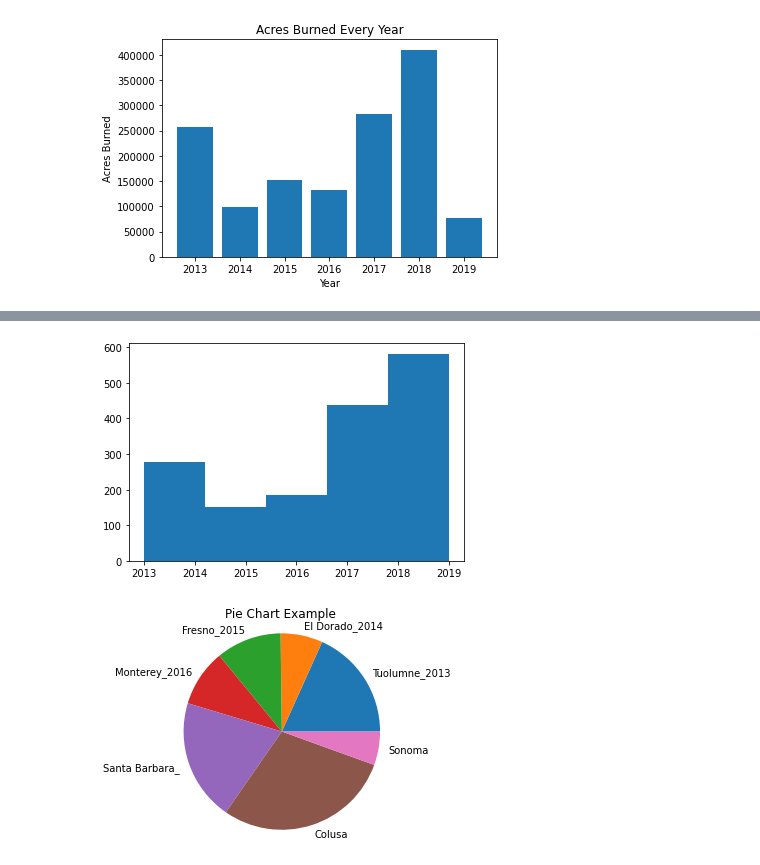
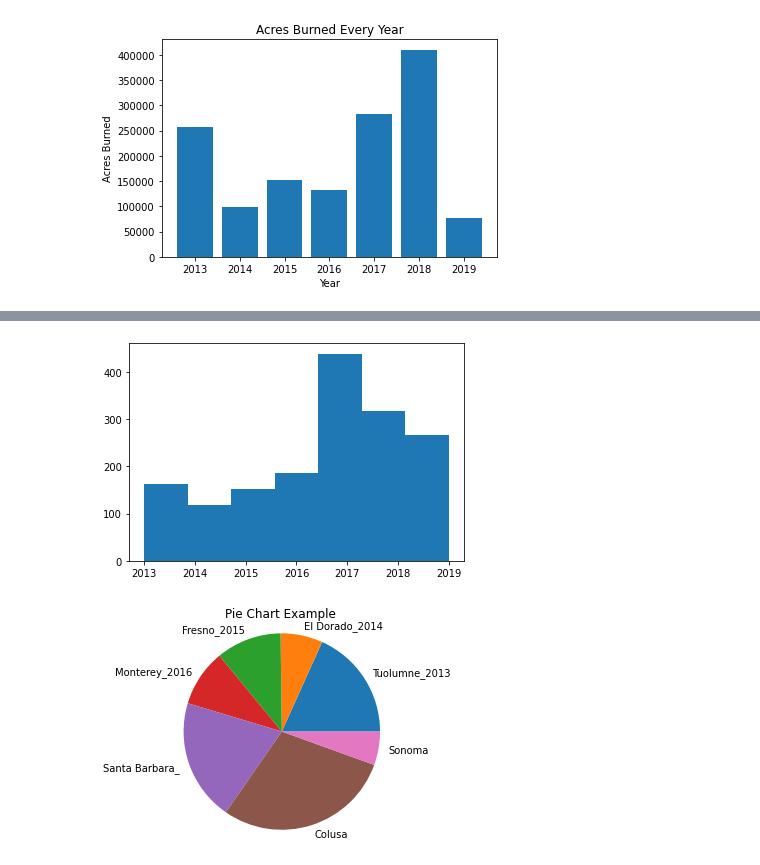
Before and after one commit to JERWIN0/BAT404_FIREMAN, a Jupyter notebook: Analysis_of_Wildfires_Occurrence_Worldwide.ipynb, the cells around one changed output, grey strips where cells are left out. Drawn from its saved outputs; the diff is of its cells as text; code cells hidden in the pictures.

```diff
--- a/Analysis_of_Wildfires_Occurrence_Worldwide.ipynb
+++ b/Analysis_of_Wildfires_Occurrence_Worldwide.ipynb
@@ -47,8 +50,6 @@ data cleaning
 # %%
 ds.drop(['ConditionStatement'], axis =1, inplace = True)
 ds.drop(['ControlStatement'], axis =1, inplace = True)
-ds.drop(['StructuresDamaged'], axis =1, inplace = True)
-ds.drop(['StructuresDestroyed'], axis =1, inplace = True)
 ds.drop(['StructuresEvacuated'], axis =1, inplace = True)
 ds.drop(['StructuresThreatened'], axis =1, inplace = True)
 ds.drop(['UniqueId'], axis =1, inplace = True)
@@ -66,10 +67,9 @@ ds.drop(['Latitude'], axis =1, inplace = True)
 ds.drop(['Engines'], axis =1, inplace = True)
 ds.drop(['Dozers'], axis =1, inplace = True)
 ds.drop(['CrewsInvolved'], axis =1, inplace = True)
-ds.drop(['PersonnelInvolved'], axis =1, inplace = True)
 ds.drop(['Longitude'], axis =1, inplace = True)
 ds.drop(['Helicopters'], axis =1, inplace = True)
 ds.drop(['Public'], axis =1, inplace = True)
-ds.drop(['Injuries'], axis =1, inplace = True)
+
 
 ds.head (1635)
@@ -150,10 +164,9 @@ plt.show()
 # %%
 
-plt.hist(ds.ArchiveYear,bins=5)
-
+plt.hist(ds.ArchiveYear,bins=7,linewidth=0.5)
 plt.show()
 # %% [output]
-[figure, old version]
+[figure, new version]
 # %%
 labels = 'Tuolumne_2013', 'El Dorado_2014', 'Fresno_2015', 'Monterey_2016','Santa Barbara_','Colusa','Sonoma'
 sections = [257314, 97717, 151623,132127,281893,410203,77758]
```
Also changed, not shown: parts of 10 cells of this notebook.
